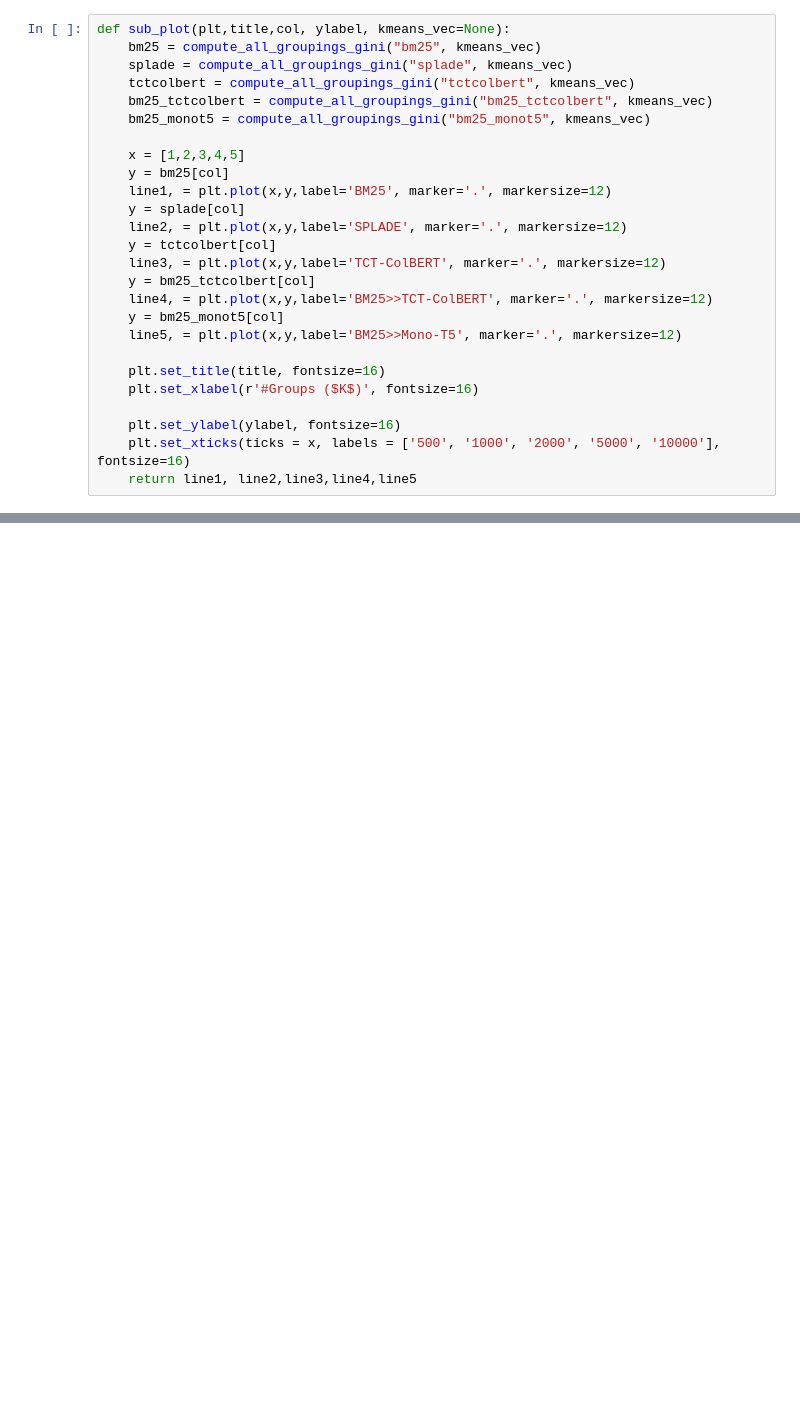
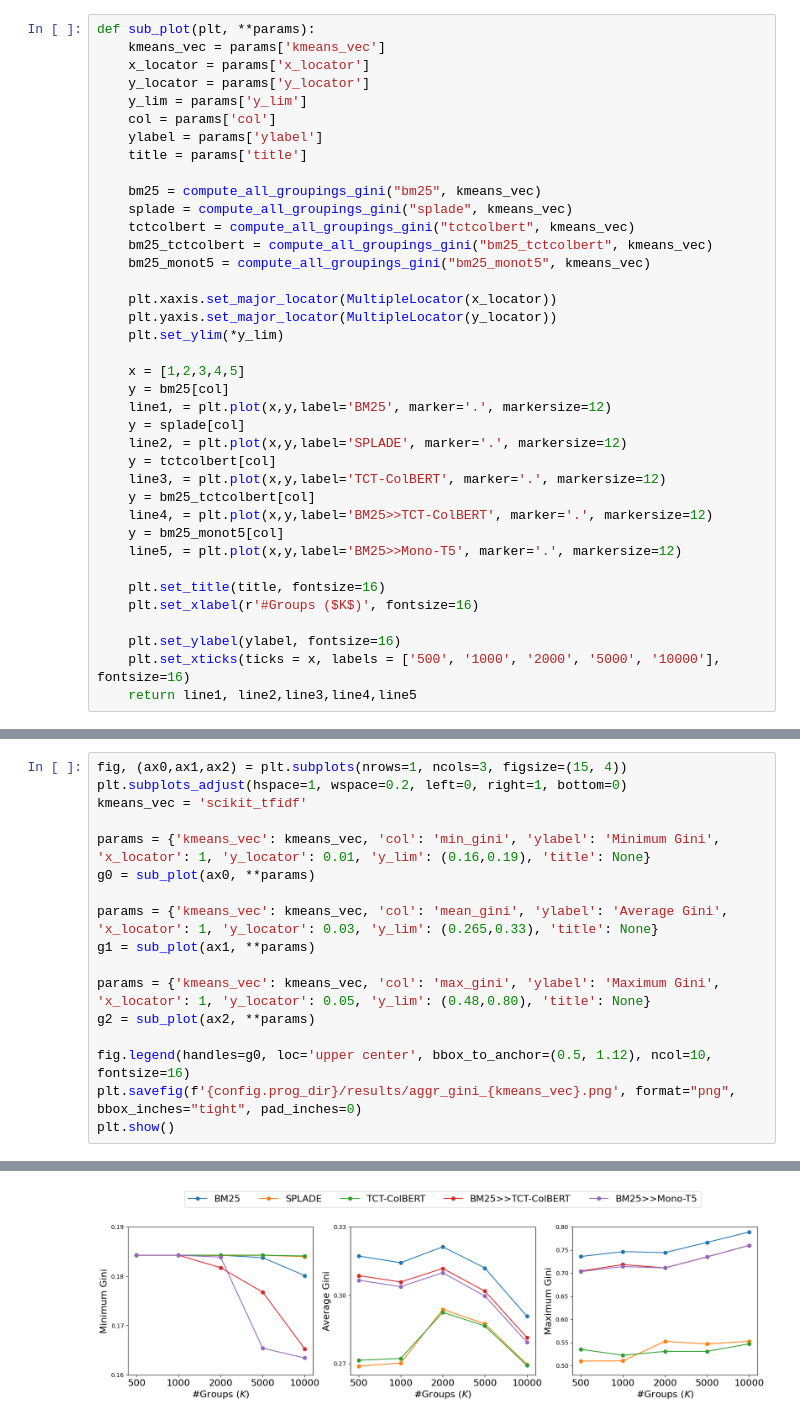
Before and after one commit to XuejunChang/T-Retrievability, a Jupyter notebook: src/plot.ipynb, the cells around one changed output, grey strips where cells are left out. Saved outputs shown, nothing was run; the diff lists cells and outputs as text; blank space fills up the shorter version.

```diff
--- a/src/plot.ipynb
+++ b/src/plot.ipynb
@@ -36,12 +33,24 @@ def compute_all_groupings_gini(modelname, kmeans_vec):
 
     return result_df
 # %%
-def sub_plot(plt,title,col, ylabel, kmeans_vec=None):
+def sub_plot(plt, **params):
+    kmeans_vec = params['kmeans_vec']
+    x_locator = params['x_locator']
+    y_locator = params['y_locator']
+    y_lim = params['y_lim']
+    col = params['col']
+    ylabel = params['ylabel']
+    title = params['title']
+
     bm25 = compute_all_groupings_gini("bm25", kmeans_vec)
     splade = compute_all_groupings_gini("splade", kmeans_vec)
     tctcolbert = compute_all_groupings_gini("tctcolbert", kmeans_vec)
     bm25_tctcolbert = compute_all_groupings_gini("bm25_tctcolbert", kmeans_vec)
     bm25_monot5 = compute_all_groupings_gini("bm25_monot5", kmeans_vec)
+
+    plt.xaxis.set_major_locator(MultipleLocator(x_locator))
+    plt.yaxis.set_major_locator(MultipleLocator(y_locator))
+    plt.set_ylim(*y_lim)
 
     x = [1,2,3,4,5]
     y = bm25[col]
@@ -63,0 +98,18 @@ def sub_plot(plt,title,col, ylabel, kmeans_vec=None):
+# %%
+fig, (ax0,ax1,ax2) = plt.subplots(nrows=1, ncols=3, figsize=(15, 4))
+plt.subplots_adjust(hspace=1, wspace=0.2, left=0, right=1, bottom=0)
+kmeans_vec = 'scikit_tfidf'
+
+params = {'kmeans_vec': kmeans_vec, 'col': 'min_gini', 'ylabel': 'Minimum Gini', 'x_locator': 1, 'y_locator': 0.01, 'y_lim': (0.16,0.19), 'title': None}
+g0 = sub_plot(ax0, **params)
+
+params = {'kmeans_vec': kmeans_vec, 'col': 'mean_gini', 'ylabel': 'Average Gini', 'x_locator': 1, 'y_locator': 0.03, 'y_lim': (0.265,0.33), 'title': None}
+g1 = sub_plot(ax1, **params)
+
+params = {'kmeans_vec': kmeans_vec, 'col': 'max_gini', 'ylabel': 'Maximum Gini', 'x_locator': 1, 'y_locator': 0.05, 'y_lim': (0.48,0.80), 'title': None}
+g2 = sub_plot(ax2, **params)
+
+fig.legend(handles=g0, loc='upper center', bbox_to_anchor=(0.5, 1.12), ncol=10, fontsize=16)
+plt.savefig(f'{config.prog_dir}/results/aggr_gini_{kmeans_vec}.png', format="png", bbox_inches="tight", pad_inches=0)
+plt.show()
+# %% [output]
@@ -63,0 +131 @@ def sub_plot(plt,title,col, ylabel, kmeans_vec=None):
+[figure, added]
```
Also changed, not shown: parts of 9 cells of this notebook, 27 other files.
